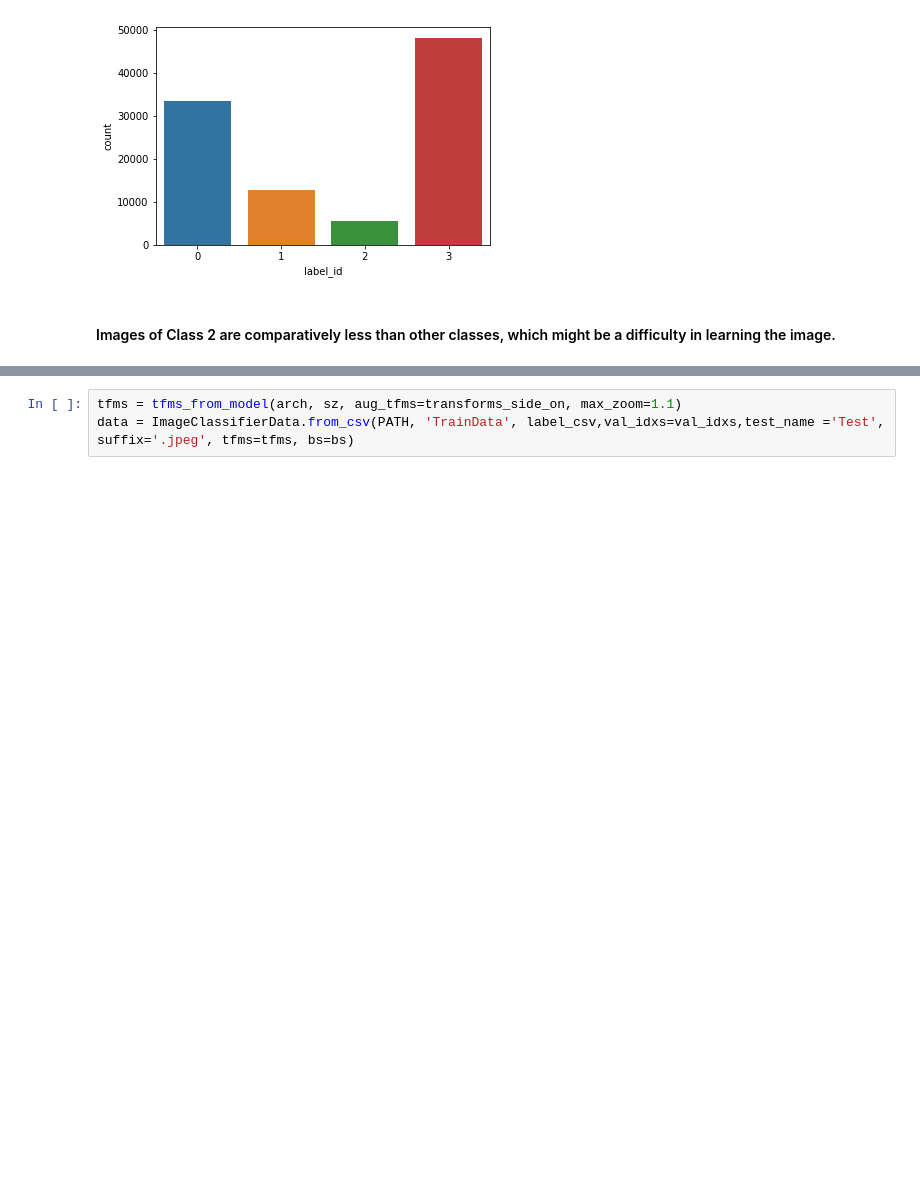
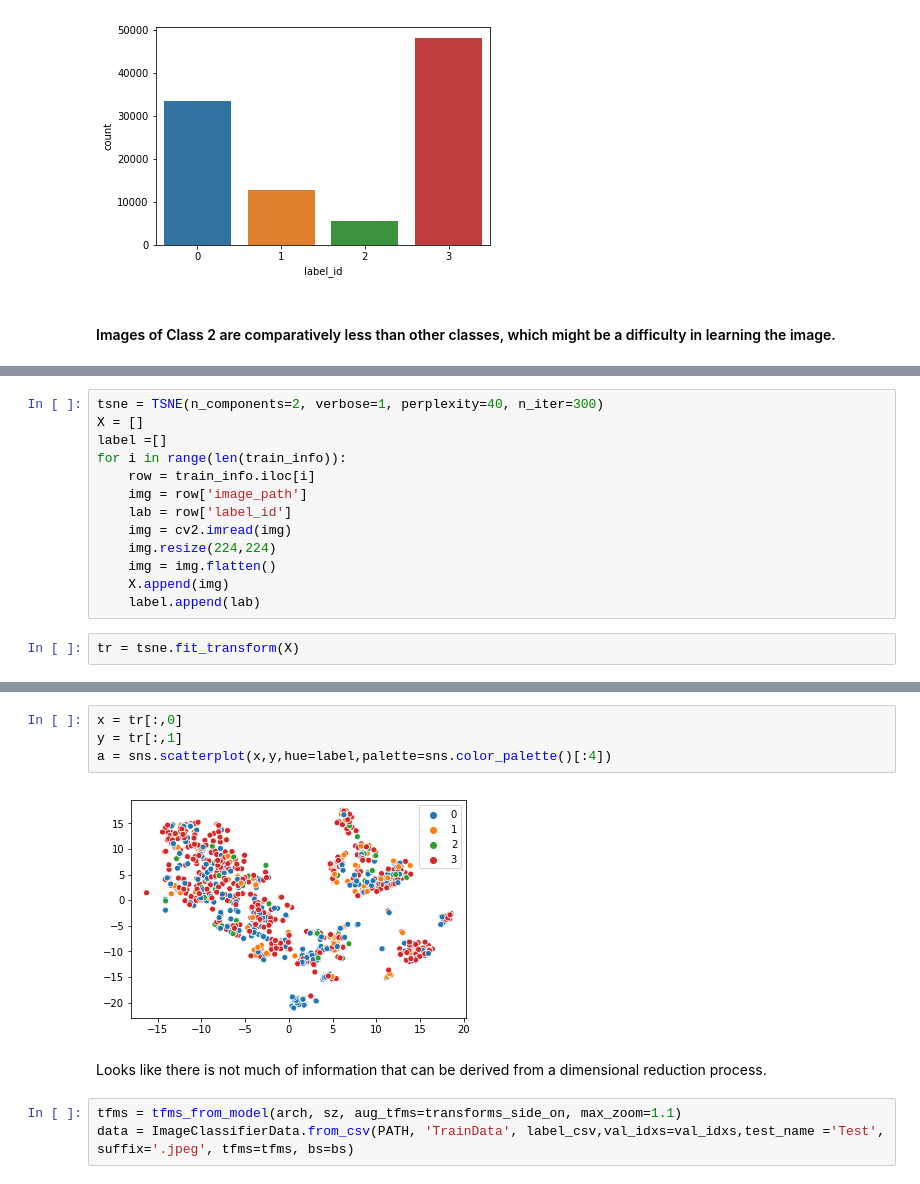
Before and after one commit to kavanp/MARCO, a Jupyter notebook: marco_fastai2.ipynb, the cells around one changed output, grey strips where cells are left out. Saved outputs shown, nothing was run; the diff lists cells and outputs as text; blank space fills up the shorter version.

```diff
--- a/marco_fastai2.ipynb
+++ b/marco_fastai2.ipynb
@@ -71,0 +93,15 @@ sns.barplot(label_count['label_id'],label_count['count'])
+# %%
+tsne = TSNE(n_components=2, verbose=1, perplexity=40, n_iter=300)
+X = []
+label =[]
+for i in range(len(train_info)):
+    row = train_info.iloc[i]
+    img = row['image_path']
+    lab = row['label_id']
+    img = cv2.imread(img)
+    img.resize(224,224)
+    img = img.flatten()
+    X.append(img)
+    label.append(lab)
+# %%
+tr = tsne.fit_transform(X)
@@ -72,3 +117,11 @@ sns.barplot(label_count['label_id'],label_count['count'])
+# %%
+x = tr[:,0]
+y = tr[:,1]
+a = sns.scatterplot(x,y,hue=label,palette=sns.color_palette()[:4])
+# %% [output]
+[figure, added]
+# %% [markdown]
+Looks like there is not much of information that can be derived from a dimensional reduction process.
 # %%
 tfms = tfms_from_model(arch, sz, aug_tfms=transforms_side_on, max_zoom=1.1)
 data = ImageClassifierData.from_csv(PATH, 'TrainData', label_csv,val_idxs=val_idxs,test_name ='Test', suffix='.jpeg', tfms=tfms, bs=bs)
```
Also changed, not shown: parts of 87 cells of this notebook.
